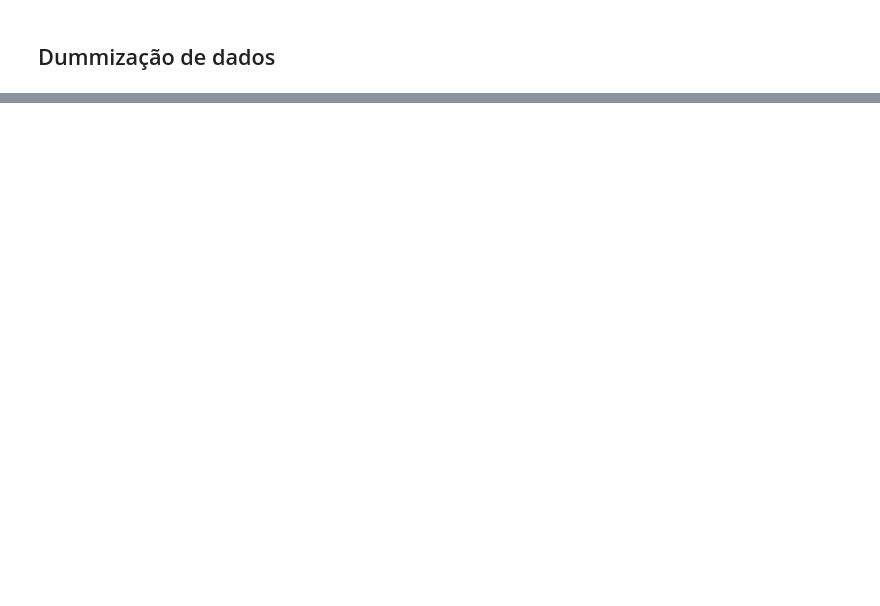
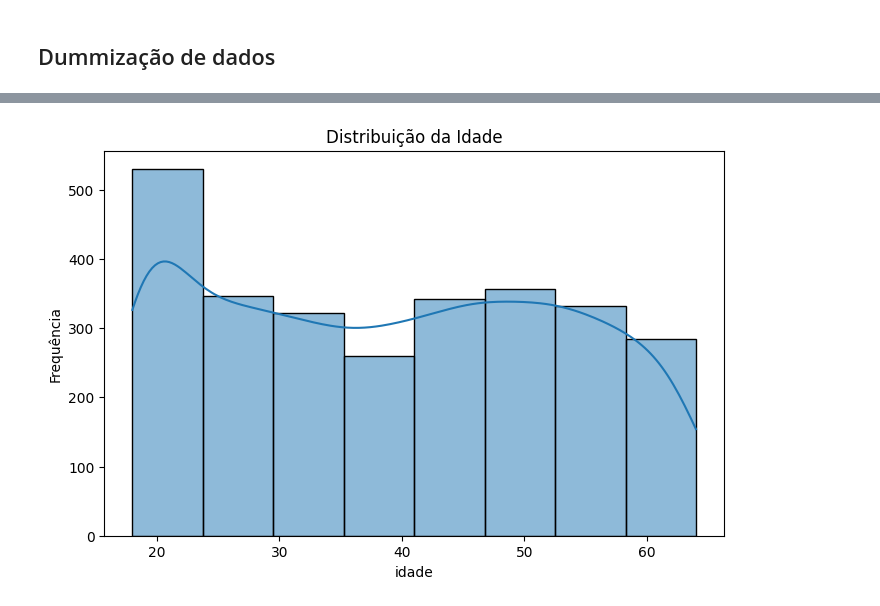
Before and after one commit to lucasmeirellesmachado/CDIA-Estatistica_II, a Jupyter notebook: 2ª_Semana_de_Imersão_Atividade.ipynb, the cells around one changed output, grey strips where cells are left out. Drawn from its saved outputs; the diff is of its cells as text; code cells hidden in the pictures; blank space fills up the shorter version.

```diff
--- a/2ª_Semana_de_Imersão_Atividade.ipynb
+++ b/2ª_Semana_de_Imersão_Atividade.ipynb
@@ -91,0 +179,12 @@ pd.get_dummies(base_med, columns = ['fumante', 'regiao', 'sexo'], #Atentar para
+# %%
+# Distribuição da idade
+
+plt.figure(figsize=(8, 5))
+labels = ['0-18', '19-30', '31-40', '41-50', '51-60', '61-70', '71-100']
+sns.histplot(base_trat['idade'], bins=8, kde=True)
+plt.title("Distribuição da Idade")
+plt.xlabel("idade")
+plt.ylabel("Frequência")
+plt.show()
+# %% [output]
+[figure, added]
```
Also changed, not shown: parts of 27 cells of this notebook.
